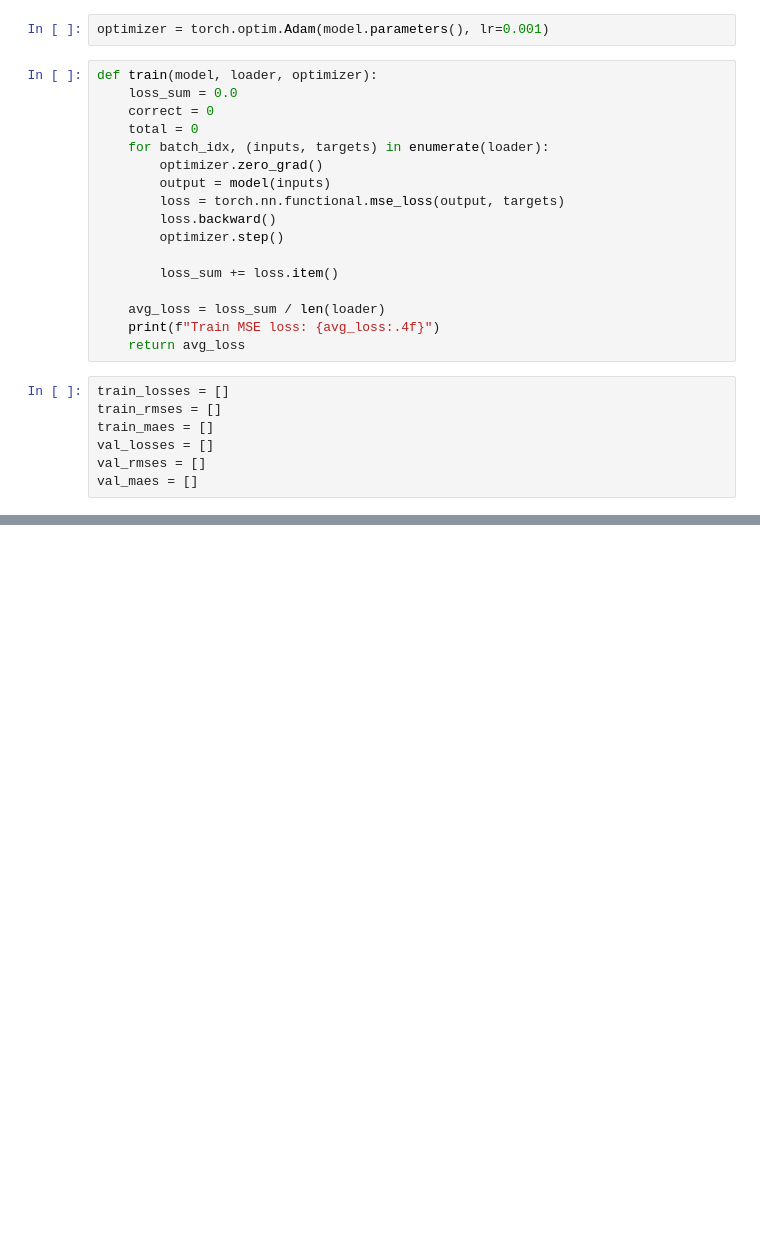
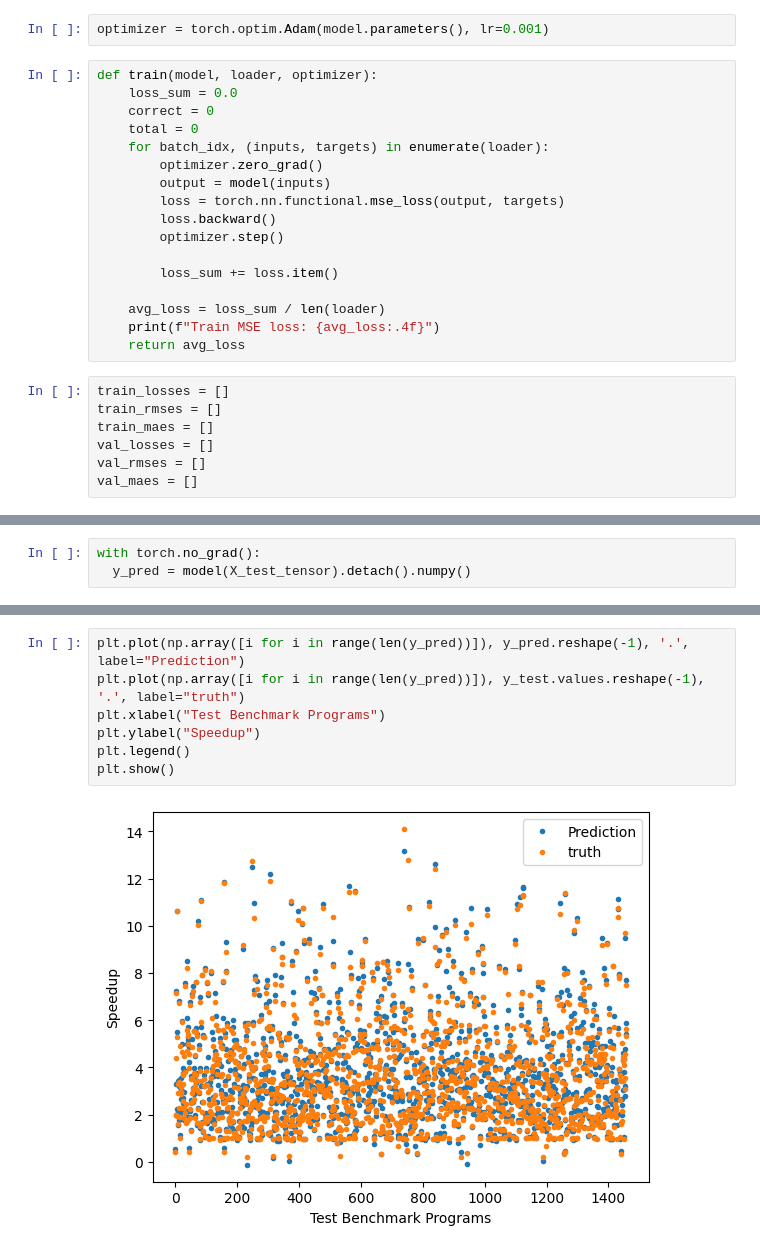
Before and after one commit to WYB929/2023_multicore_project, a Jupyter notebook: src/vanilla_net.ipynb, the cells around one changed output, grey strips where cells are left out. Saved outputs shown, nothing was run; the diff lists cells and outputs as text; blank space fills up the shorter version.

Commit message:
model improvement

```diff
--- a/src/vanilla_net.ipynb
+++ b/src/vanilla_net.ipynb
@@ -230,0 +242,3 @@ plt.show()
+# %%
+with torch.no_grad():
+  y_pred = model(X_test_tensor).detach().numpy()
@@ -230,0 +256,9 @@ plt.show()
+# %%
+plt.plot(np.array([i for i in range(len(y_pred))]), y_pred.reshape(-1), '.', label="Prediction")
+plt.plot(np.array([i for i in range(len(y_pred))]), y_test.values.reshape(-1), '.', label="truth")
+plt.xlabel("Test Benchmark Programs")
+plt.ylabel("Speedup")
+plt.legend()
+plt.show()
+# %% [output]
+[figure, added]
```
Also changed, not shown: parts of 14 cells of this notebook, 6 other files.
